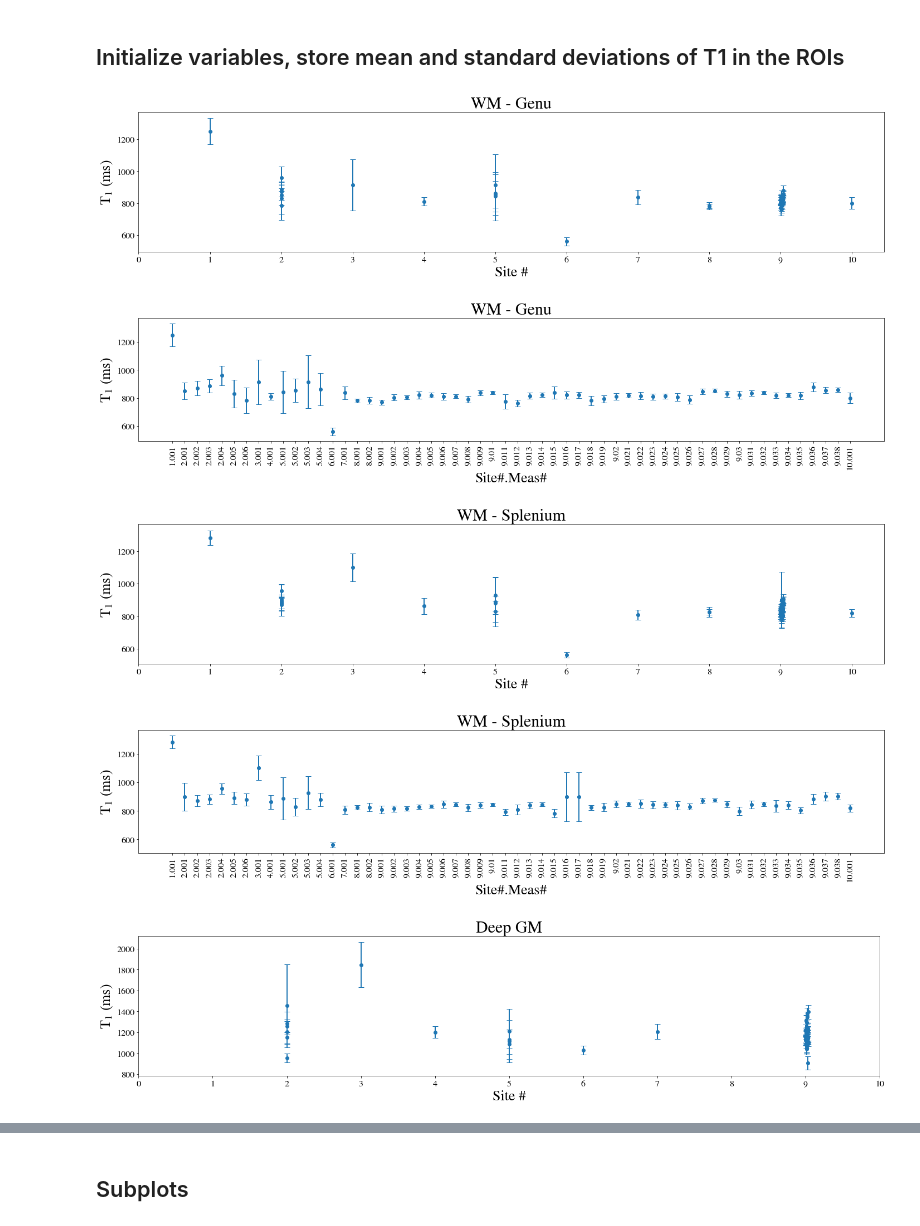
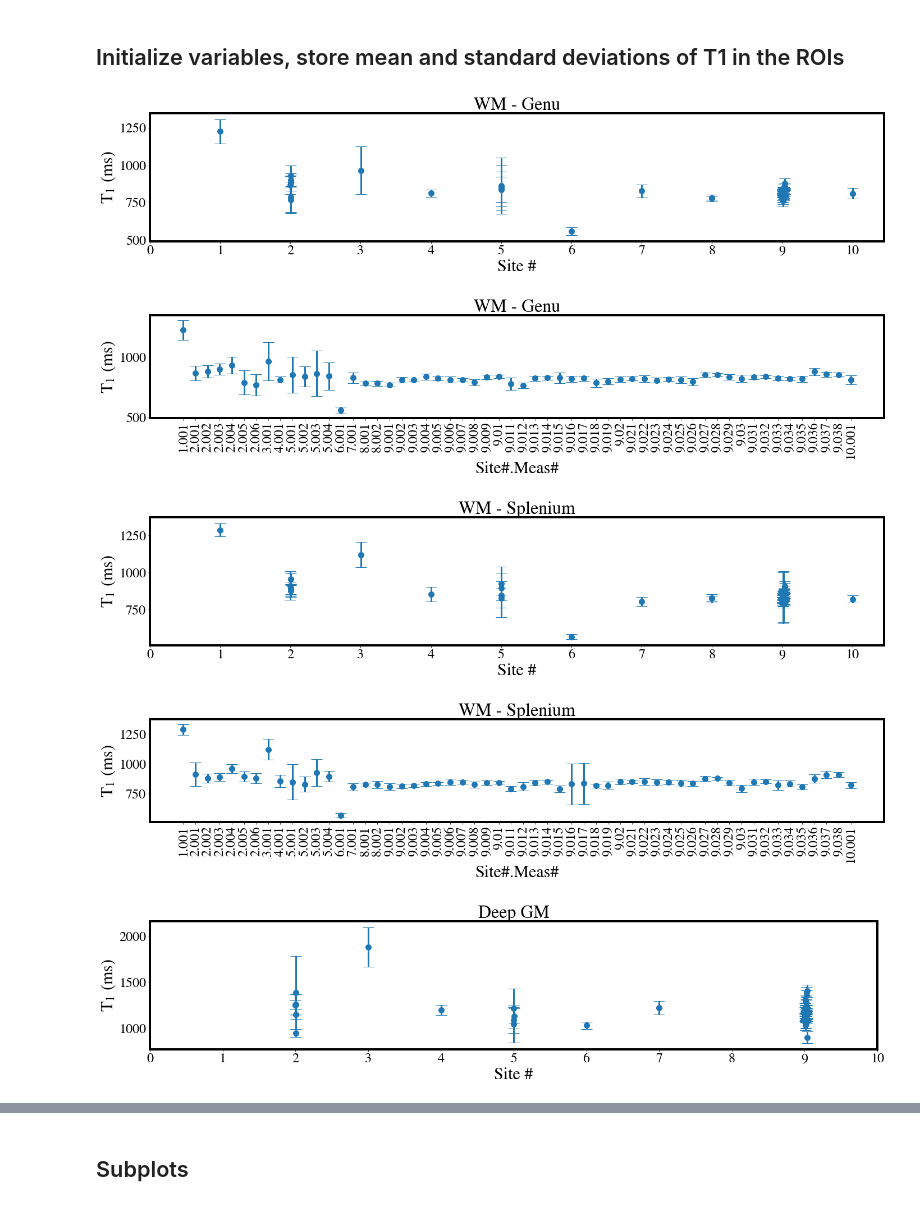
Before and after one commit to rrsg2020/analysis, a Jupyter notebook: 07_wholedataset_scatter_Human.ipynb, the cells around one changed output, grey strips where cells are left out. Saved outputs shown, nothing was run; the diff lists cells and outputs as text; code cells hidden in the pictures.

```diff
--- a/07_wholedataset_scatter_Human.ipynb
+++ b/07_wholedataset_scatter_Human.ipynb
@@ -17,6 +17,8 @@ fig_id = 0
 # %%
 database_path = Path('databases/3T_human_T1maps_database.pkl')
 output_folder = Path("plots/07_wholedataset_scatter_Human/")
+
+estimate_type = 'median' # median or mean
 # %% [markdown]
 ## Define functions
 # %%
@@ -82,25 +88,38 @@ df = pd.read_pickle(database_path)
 # %% [markdown]
 ## Initialize variables, store mean and standard deviations of T1 in the ROIs
 # %%
-genu_mean = np.array([])
+genu_estimate = np.array([])
 genu_std = np.array([])
-splenium_mean = np.array([])
+splenium_estimate = np.array([])
 splenium_std = np.array([])
-deepgm_mean = np.array([])
+deepgm_estimate = np.array([])
 deepgm_std = np.array([])
-cgm_mean = np.array([])
+cgm_estimate = np.array([])
 cgm_std = np.array([])
 
 ii = 0
 for index, row in df.iterrows():
-    genu_mean = np.append(genu_mean, np.mean(df.loc[index]['T1 - genu (WM)']))
-    genu_std = np.append(genu_std, np.std(df.loc[index]['T1 - genu (WM)']))
-    splenium_mean = np.append(splenium_mean, np.mean(df.loc[index]['T1 - splenium (WM)']))
-    splenium_std = np.append(splenium_std, np.std(df.loc[index]['T1 - splenium (WM)']))
-    deepgm_mean = np.append(deepgm_mean, np.mean(df.loc[index]['T1 - deep GM']))
-    deepgm_std = np.append(deepgm_std, np.std(df.loc[index]['T1 - deep GM']))
-    cgm_mean = np.append(cgm_mean, np.mean(df.loc[index]['T1 - cortical GM']))
-    cgm_std = np.append(cgm_std, np.std(df.loc[index]['T1 - cortical GM']))
+
+    if estimate_type is 'mean':
+        genu_estimate = np.append(genu_estimate, np.mean(df.loc[index]['T1 - genu (WM)']))
+        genu_std = np.append(genu_std, np.std(df.loc[index]['T1 - genu (WM)']))
+        splenium_estimate = np.append(splenium_estimate, np.mean(df.loc[index]['T1 - splenium (WM)']))
+        splenium_std = np.append(splenium_std, np.std(df.loc[index]['T1 - splenium (WM)']))
+        deepgm_estimate = np.append(deepgm_estimate, np.mean(df.loc[index]['T1 - deep GM']))
+        deepgm_std = np.append(deepgm_std, np.std(df.loc[index]['T1 - deep GM']))
+        cgm_estimate = np.append(cgm_estimate, np.mean(df.loc[index]['T1 - cortical GM']))
+        cgm_std = np.append(cgm_std, np.std(df.loc[index]['T1 - cortical GM']))
+    elif estimate_type is 'median':
+        genu_estimate = np.append(genu_estimate, np.median(df.loc[index]['T1 - genu (WM)']))
+        genu_std = np.append(genu_std, np.std(df.loc[index]['T1 - genu (WM)']))
+        splenium_estimate = np.append(splenium_estimate, np.median(df.loc[index]['T1 - splenium (WM)']))
+        splenium_std = np.append(splenium_std, np.std(df.loc[index]['T1 - splenium (WM)']))
+        deepgm_estimate = np.append(deepgm_estimate, np.median(df.loc[index]['T1 - deep GM']))
+        deepgm_std = np.append(deepgm_std, np.std(df.loc[index]['T1 - deep GM']))
+        cgm_estimate = np.append(cgm_estimate, np.median(df.loc[index]['T1 - cortical GM']))
+        cgm_std = np.append(cgm_std, np.std(df.loc[index]['T1 - cortical GM']))
+    else:
+        Exception('Unsupported dataset estimate type.')
     ii = ii +1
 # %%
 # Store the IDs
@@ -108,7 +127,7 @@ indexes_numbers = df.index
 indexes_strings = indexes_numbers.map(str)
 # %%
 fig_id = plot_single_scatter(x=indexes_numbers,
-                             y=genu_mean,
+                             y=genu_estimate,
                              y_std=genu_std,
                              title='WM - Genu',
                              x_label='Site #',
@@ -118,23 +137,23 @@ fig_id = plot_single_scatter(x=indexes_numbers,
                              fig_id=fig_id,
                              y_type='site')
 # %% [output]
-[figure, old version]
+[figure, new version]
 # %%
 fig_id = plot_single_scatter(x=indexes_strings,
-                             y=genu_mean,
+                             y=genu_estimate,
                              y_std=genu_std,
                              title='WM - Genu',
                              x_label='Site#.Meas#',
                              y_label="T$_1$ (ms)",
                              file_prefix="WM_genu",
                              folder_path=output_folder,
                              fig_id=fig_id,
                              y_type='meas')
 # %% [output]
-[figure, old version]
+[figure, new version]
 # %%
 fig_id = plot_single_scatter(x=indexes_numbers,
-                             y=splenium_mean,
+                             y=splenium_estimate,
                              y_std=splenium_std,
                              title='WM - Splenium',
                              x_label='Site #',
@@ -144,10 +163,10 @@ fig_id = plot_single_scatter(x=indexes_numbers,
                              fig_id=fig_id,
                              y_type='site')
 # %% [output]
-[figure, old version]
+[figure, new version]
 # %%
 fig_id = plot_single_scatter(x=indexes_strings,
-                             y=splenium_mean,
+                             y=splenium_estimate,
                              y_std=splenium_std,
                              title='WM - Splenium',
                              x_label='Site#.Meas#',
@@ -157,10 +176,10 @@ fig_id = plot_single_scatter(x=indexes_strings,
                              fig_id=fig_id,
                              y_type='meas')
 # %% [output]
-[figure, old version]
+[figure, new version]
 # %%
 fig_id = plot_single_scatter(x=indexes_numbers,
-                             y=deepgm_mean,
+                             y=deepgm_estimate,
                              y_std=deepgm_std,
                              title='Deep GM',
                              x_label='Site #',
@@ -170,6 +189,6 @@ fig_id = plot_single_scatter(x=indexes_numbers,
                              fig_id=fig_id,
                              y_type='site')
 # %% [output]
-[figure, old version]
+[figure, new version]
 # %%
 fig_id = plot_single_scatter(x=indexes_strings,
```
Also changed, not shown: parts of 10 cells of this notebook, 30 other files.
